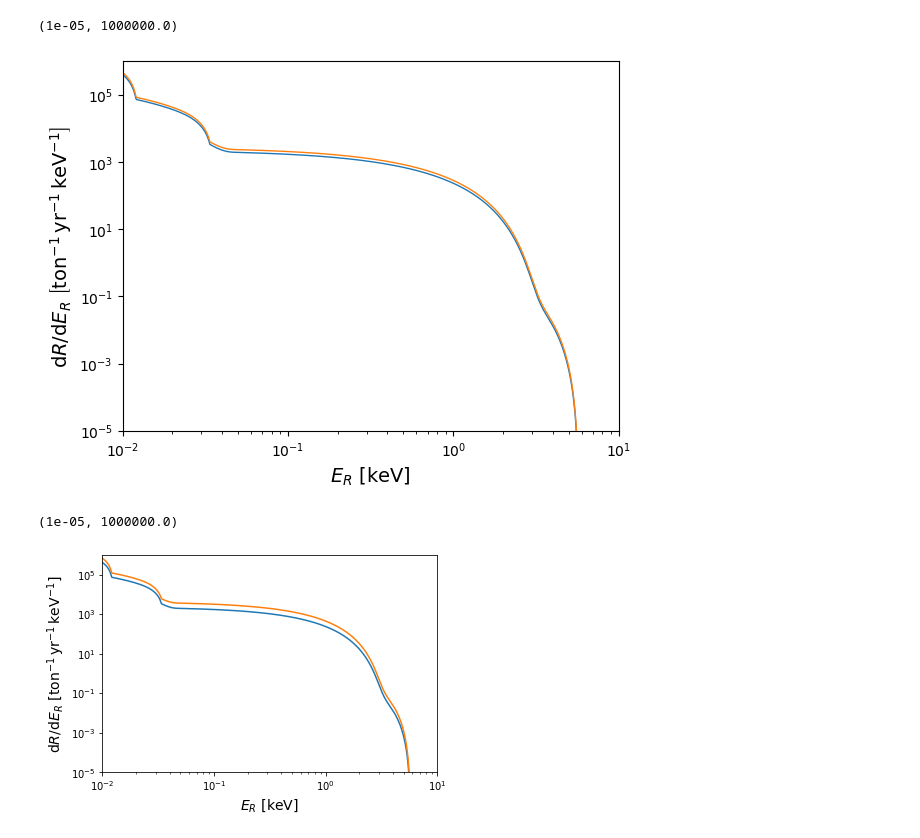
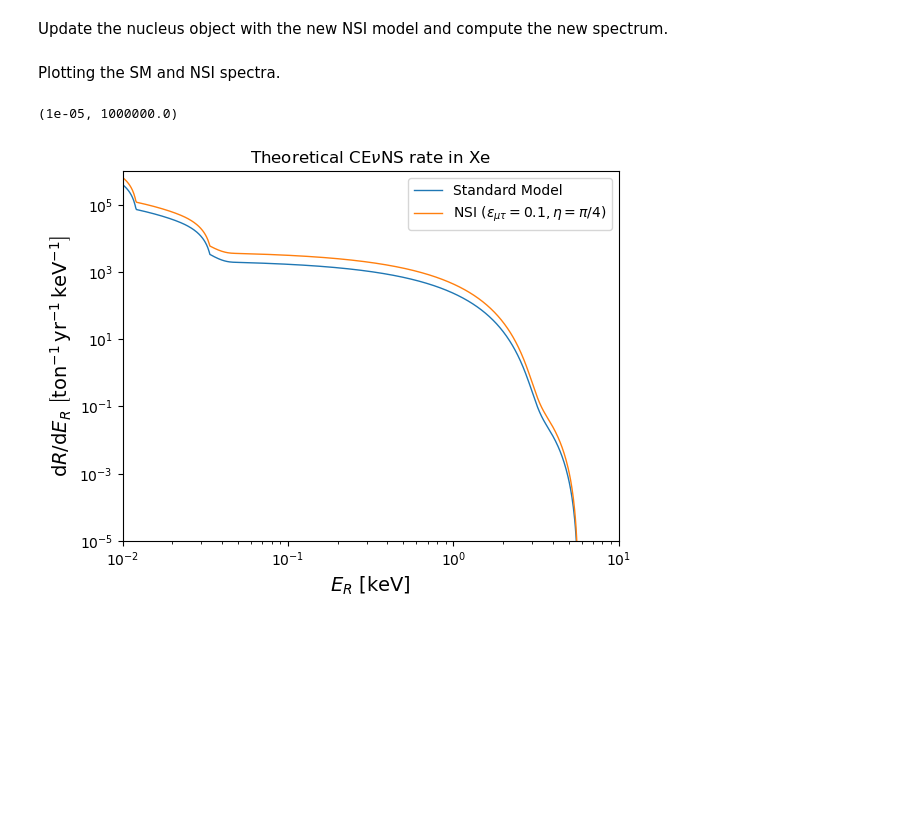
Before and after one commit to dwpamaral/SNuDD, a Jupyter notebook: notebooks/CEVNS_rate.ipynb, the cells around one changed output. Saved outputs shown, nothing was run; the diff lists cells and outputs as text; code cells hidden in the pictures; blank space fills up the shorter version.

```diff
--- a/notebooks/CEVNS_rate.ipynb
+++ b/notebooks/CEVNS_rate.ipynb
@@ -13,7 +20,7 @@ Xe_nucleus = Nucleus(54, 132, mass=131.9041535 * config.u) # only do one isotope
 # %%
 SM_matrix = np.array([[0, 0, 0],
-                       [0, 0.0, 0],
-                       [0, 0, 0.0]])
+                      [0, 0, 0],
+                      [0, 0, 0]])
 
 SM_eta = 0
 SM_phi = 0
@@ -44,38 +55,32 @@ Now do the same for a some NSI values
 # %%
-NSI_matrix = np.array([[0, 0, 0],
-                       [0, 0.0, 0.1],
-                       [0, 0.1, 0.0]])
+NSI_matrix = np.array([[0.0, 0.0, 0.0],
+                       [0.0, 0.0, 0.1],
+                       [0.0, 0.1, 0.0]])
 
 NSI_eta = np.pi/4
 NSI_phi = 0
 
 NSI_model = GeneralNSI(NSI_matrix, NSI_eta, NSI_phi)
+# %% [markdown]
+Update the nucleus object with the new NSI model and compute the new spectrum.
 # %%
 Xe_nucleus.update_model(NSI_model)
 Xe_nucleus.prepare_density()
 # %%
 NSI_spec=Xe_nucleus.spectrum(E_Rs)
+# %% [markdown]
+Plotting the SM and NSI spectra.
 # %%
-plt.loglog(E_Rs*1e6, abs(sm_spec), lw=1)
-plt.loglog(E_Rs*1e6, abs(NSI_spec), lw=1)
+plt.loglog(E_Rs*1e6, abs(sm_spec), lw=1, label="Standard Model")
+plt.loglog(E_Rs*1e6, abs(NSI_spec), lw=1, label=r"NSI ($\varepsilon_{\mu\tau}=0.1, \eta=\pi/4$)")
 
+plt.legend()
+plt.title(r"Theoretical CE$\nu$NS rate in Xe")
 plt.ylabel(r'${\rm d}R/{\rm d}E_R\,\,\left[{\rm ton}^{-1}\,{\rm yr}^{-1}\,{\rm keV}^{-1}\right]$', size=14)
 plt.xlabel(r'$E_{R}\,\,\left[{\rm keV}\right]$', size=14)
 
 plt.xlim(xmin=1e-2, xmax=1e1)
 plt.ylim(ymax=1e6, ymin=1e-5)
 # %% [output]
 (1e-05, 1000000.0)
-[figure, old version]
+[figure, new version]
-# %%
-plt.loglog(E_Rs*1e6, abs(sm_spec))
-plt.loglog(E_Rs*1e6, abs(NSI_spec))
-
-plt.ylabel(r'${\rm d}R/{\rm d}E_R\,\,\left[{\rm ton}^{-1}\,{\rm yr}^{-1}\,{\rm keV}^{-1}\right]$', size=14)
-plt.xlabel(r'$E_{R}\,\,\left[{\rm keV}\right]$', size=14)
-
-plt.xlim(xmin=1e-2, xmax=1e1)
-plt.ylim(ymax=1e6, ymin=1e-5)
-# %% [output]
-(1e-05, 1000000.0)
-[figure, removed]
```
Also changed, not shown: parts of 10 cells of this notebook, 4 other files.
